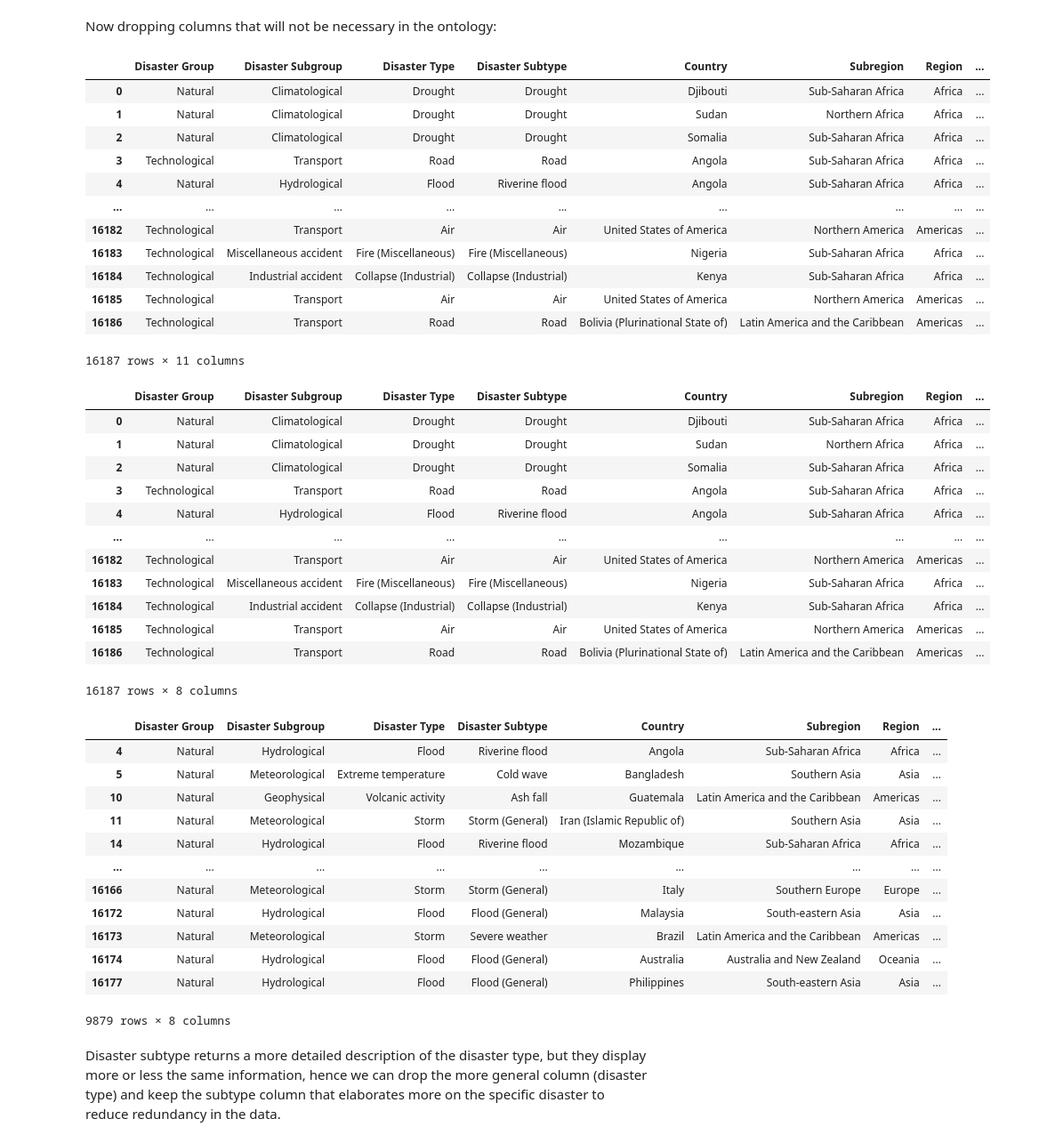
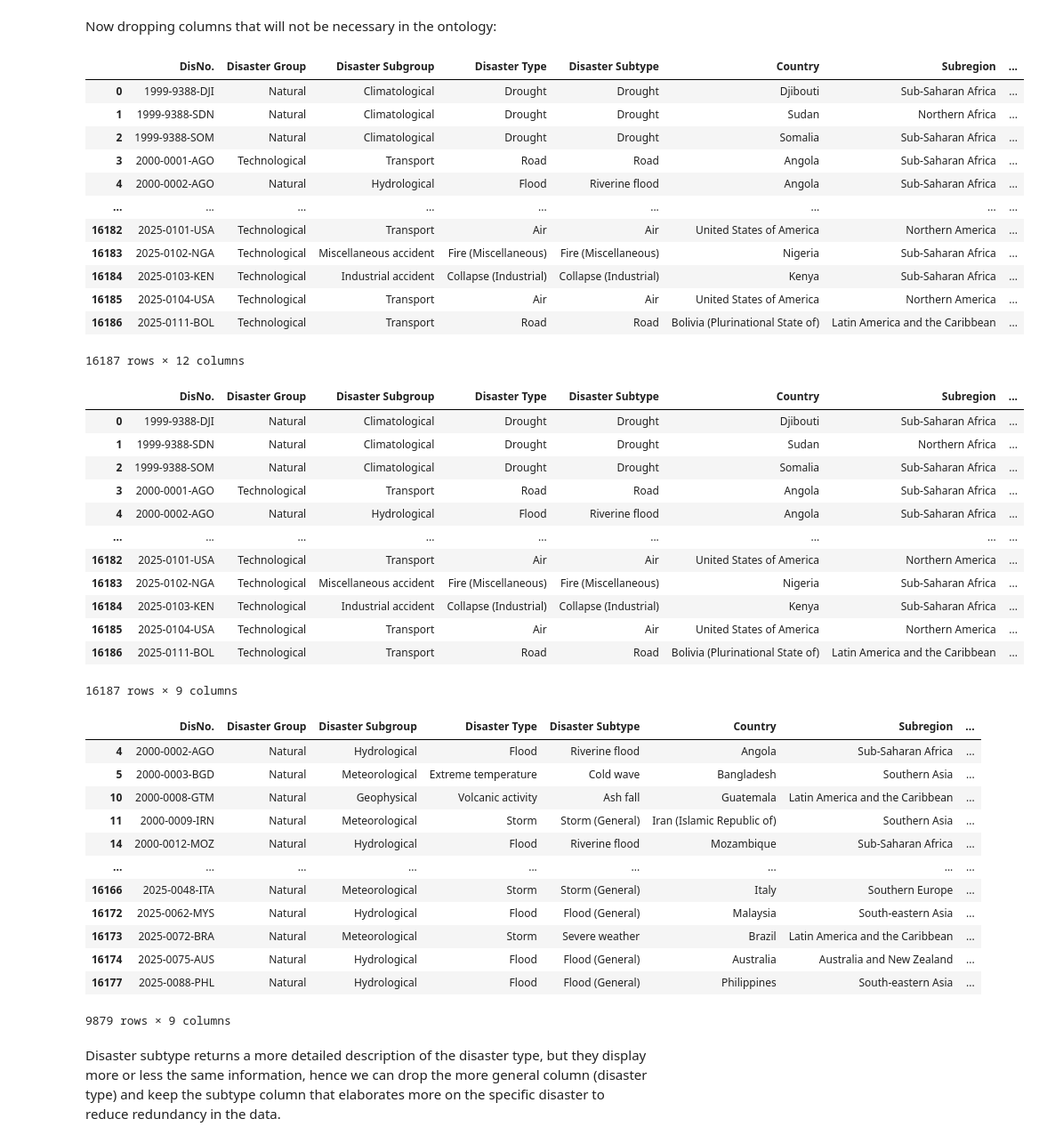
Before and after one commit to INFO3604-Project/DisasterOntology, a Jupyter notebook: dataset_cleaning/disaster_data_cleaning.ipynb, the cells around one changed output. Shown at 89% size. Saved outputs shown, nothing was run; the diff lists cells and outputs as text; code cells hidden in the pictures.

```diff
--- a/dataset_cleaning/disaster_data_cleaning.ipynb
+++ b/dataset_cleaning/disaster_data_cleaning.ipynb
@@ -105,55 +105,55 @@ df
 # %% [markdown]
 Now dropping columns that will not be necessary in the ontology:
 # %%
-df= df.drop(columns=['DisNo.', 'Historic', 'Classification Key', 'ISO', 'OFDA/BHA Response', 'Appeal', 'Declaration'], axis=1)
+df= df.drop(columns=['Historic', 'Classification Key', 'ISO', 'OFDA/BHA Response', 'Appeal', 'Declaration'], axis=1)
 df
 # %% [output]
-|  | Disaster Group | Disaster Subgroup | Disaster Type | Disaster Subtype | Country | Subregion | Region | ... |
-| 0 | Natural | Climatological | Drought | Drought | Djibouti | Sub-Saharan Africa | Africa | ... |
-| 1 | Natural | Climatological | Drought | Drought | Sudan | Northern Africa | Africa | ... |
-| 2 | Natural | Climatological | Drought | Drought | Somalia | Sub-Saharan Africa | Africa | ... |
-| 3 | Technological | Transport | Road | Road | Angola | Sub-Saharan Africa | Africa | ... |
-| 4 | Natural | Hydrological | Flood | Riverine flood | Angola | Sub-Saharan Africa | Africa | ... |
+|  | DisNo. | Disaster Group | Disaster Subgroup | Disaster Type | Disaster Subtype | Country | Subregion | ... |
+| 0 | 1999-9388-DJI | Natural | Climatological | Drought | Drought | Djibouti | Sub-Saharan Africa | ... |
+| 1 | 1999-9388-SDN | Natural | Climatological | Drought | Drought | Sudan | Northern Africa | ... |
+| 2 | 1999-9388-SOM | Natural | Climatological | Drought | Drought | Somalia | Sub-Saharan Africa | ... |
+| 3 | 2000-0001-AGO | Technological | Transport | Road | Road | Angola | Sub-Saharan Africa | ... |
+| 4 | 2000-0002-AGO | Natural | Hydrological | Flood | Riverine flood | Angola | Sub-Saharan Africa | ... |
 | ... | ... | ... | ... | ... | ... | ... | ... | ... |
-| 16182 | Technological | Transport | Air | Air | United States of America | Northern America | Americas | ... |
-| 16183 | Technological | Miscellaneous accident | Fire (Miscellaneous) | Fire (Miscellaneous) | Nigeria | Sub-Saharan Africa | Africa | ... |
-| 16184 | Technological | Industrial accident | Collapse (Industrial) | Collapse (Industrial) | Kenya | Sub-Saharan Africa | Africa | ... |
-| 16185 | Technological | Transport | Air | Air | United States of America | Northern America | Americas | ... |
-| 16186 | Technological | Transport | Road | Road | Bolivia (Plurinational State of) | Latin America and the Caribbean | Americas | ... |
+| 16182 | 2025-0101-USA | Technological | Transport | Air | Air | United States of America | Northern America | ... |
+| 16183 | 2025-0102-NGA | Technological | Miscellaneous accident | Fire (Miscellaneous) | Fire (Miscellaneous) | Nigeria | Sub-Saharan Africa | ... |
+| 16184 | 2025-0103-KEN | Technological | Industrial accident | Collapse (Industrial) | Collapse (Industrial) | Kenya | Sub-Saharan Africa | ... |
+| 16185 | 2025-0104-USA | Technological | Transport | Air | Air | United States of America | Northern America | ... |
+| 16186 | 2025-0111-BOL | Technological | Transport | Road | Road | Bolivia (Plurinational State of) | Latin America and the Caribbean | ... |
-16187 rows × 11 columns
+16187 rows × 12 columns
 # %%
 df = df.drop(columns=['End Year', 'Entry Date', 'Last Update'], axis=1)
 df
 # %% [output]
-|  | Disaster Group | Disaster Subgroup | Disaster Type | Disaster Subtype | Country | Subregion | Region | ... |
-| 0 | Natural | Climatological | Drought | Drought | Djibouti | Sub-Saharan Africa | Africa | ... |
-| 1 | Natural | Climatological | Drought | Drought | Sudan | Northern Africa | Africa | ... |
-| 2 | Natural | Climatological | Drought | Drought | Somalia | Sub-Saharan Africa | Africa | ... |
-| 3 | Technological | Transport | Road | Road | Angola | Sub-Saharan Africa | Africa | ... |
-| 4 | Natural | Hydrological | Flood | Riverine flood | Angola | Sub-Saharan Africa | Africa | ... |
+|  | DisNo. | Disaster Group | Disaster Subgroup | Disaster Type | Disaster Subtype | Country | Subregion | ... |
+| 0 | 1999-9388-DJI | Natural | Climatological | Drought | Drought | Djibouti | Sub-Saharan Africa | ... |
+| 1 | 1999-9388-SDN | Natural | Climatological | Drought | Drought | Sudan | Northern Africa | ... |
+| 2 | 1999-9388-SOM | Natural | Climatological | Drought | Drought | Somalia | Sub-Saharan Africa | ... |
+| 3 | 2000-0001-AGO | Technological | Transport | Road | Road | Angola | Sub-Saharan Africa | ... |
+| 4 | 2000-0002-AGO | Natural | Hydrological | Flood | Riverine flood | Angola | Sub-Saharan Africa | ... |
 | ... | ... | ... | ... | ... | ... | ... | ... | ... |
-| 16182 | Technological | Transport | Air | Air | United States of America | Northern America | Americas | ... |
-| 16183 | Technological | Miscellaneous accident | Fire (Miscellaneous) | Fire (Miscellaneous) | Nigeria | Sub-Saharan Africa | Africa | ... |
-| 16184 | Technological | Industrial accident | Collapse (Industrial) | Collapse (Industrial) | Kenya | Sub-Saharan Africa | Africa | ... |
-| 16185 | Technological | Transport | Air | Air | United States of America | Northern America | Americas | ... |
-| 16186 | Technological | Transport | Road | Road | Bolivia (Plurinational State of) | Latin America and the Caribbean | Americas | ... |
+| 16182 | 2025-0101-USA | Technological | Transport | Air | Air | United States of America | Northern America | ... |
+| 16183 | 2025-0102-NGA | Technological | Miscellaneous accident | Fire (Miscellaneous) | Fire (Miscellaneous) | Nigeria | Sub-Saharan Africa | ... |
+| 16184 | 2025-0103-KEN | Technological | Industrial accident | Collapse (Industrial) | Collapse (Industrial) | Kenya | Sub-Saharan Africa | ... |
+| 16185 | 2025-0104-USA | Technological | Transport | Air | Air | United States of America | Northern America | ... |
+| 16186 | 2025-0111-BOL | Technological | Transport | Road | Road | Bolivia (Plurinational State of) | Latin America and the Caribbean | ... |
-16187 rows × 8 columns
+16187 rows × 9 columns
 # %%
 df[df['Disaster Type'] != df['Disaster Subtype']]
 # %% [output]
-|  | Disaster Group | Disaster Subgroup | Disaster Type | Disaster Subtype | Country | Subregion | Region | ... |
-| 4 | Natural | Hydrological | Flood | Riverine flood | Angola | Sub-Saharan Africa | Africa | ... |
-| 5 | Natural | Meteorological | Extreme temperature | Cold wave | Bangladesh | Southern Asia | Asia | ... |
-| 10 | Natural | Geophysical | Volcanic activity | Ash fall | Guatemala | Latin America and the Caribbean | Americas | ... |
-| 11 | Natural | Meteorological | Storm | Storm (General) | Iran (Islamic Republic of) | Southern Asia | Asia | ... |
-| 14 | Natural | Hydrological | Flood | Riverine flood | Mozambique | Sub-Saharan Africa | Africa | ... |
+|  | DisNo. | Disaster Group | Disaster Subgroup | Disaster Type | Disaster Subtype | Country | Subregion | ... |
+| 4 | 2000-0002-AGO | Natural | Hydrological | Flood | Riverine flood | Angola | Sub-Saharan Africa | ... |
+| 5 | 2000-0003-BGD | Natural | Meteorological | Extreme temperature | Cold wave | Bangladesh | Southern Asia | ... |
+| 10 | 2000-0008-GTM | Natural | Geophysical | Volcanic activity | Ash fall | Guatemala | Latin America and the Caribbean | ... |
+| 11 | 2000-0009-IRN | Natural | Meteorological | Storm | Storm (General) | Iran (Islamic Republic of) | Southern Asia | ... |
+| 14 | 2000-0012-MOZ | Natural | Hydrological | Flood | Riverine flood | Mozambique | Sub-Saharan Africa | ... |
 | ... | ... | ... | ... | ... | ... | ... | ... | ... |
-| 16166 | Natural | Meteorological | Storm | Storm (General) | Italy | Southern Europe | Europe | ... |
-| 16172 | Natural | Hydrological | Flood | Flood (General) | Malaysia | South-eastern Asia | Asia | ... |
-| 16173 | Natural | Meteorological | Storm | Severe weather | Brazil | Latin America and the Caribbean | Americas | ... |
-| 16174 | Natural | Hydrological | Flood | Flood (General) | Australia | Australia and New Zealand | Oceania | ... |
-| 16177 | Natural | Hydrological | Flood | Flood (General) | Philippines | South-eastern Asia | Asia | ... |
+| 16166 | 2025-0048-ITA | Natural | Meteorological | Storm | Storm (General) | Italy | Southern Europe | ... |
+| 16172 | 2025-0062-MYS | Natural | Hydrological | Flood | Flood (General) | Malaysia | South-eastern Asia | ... |
+| 16173 | 2025-0072-BRA | Natural | Meteorological | Storm | Severe weather | Brazil | Latin America and the Caribbean | ... |
+| 16174 | 2025-0075-AUS | Natural | Hydrological | Flood | Flood (General) | Australia | Australia and New Zealand | ... |
+| 16177 | 2025-0088-PHL | Natural | Hydrological | Flood | Flood (General) | Philippines | South-eastern Asia | ... |
-9879 rows × 8 columns
+9879 rows × 9 columns
 # %% [markdown]
 Disaster subtype returns a more detailed description of the disaster type, but they display more or less the same information, hence we can drop the more general column (disaster type) and keep the subtype column that elaborates more on the specific disaster to reduce redundancy in the data.
 # %%
```
Also changed, not shown: parts of 2 cells of this notebook, 3 other files.
